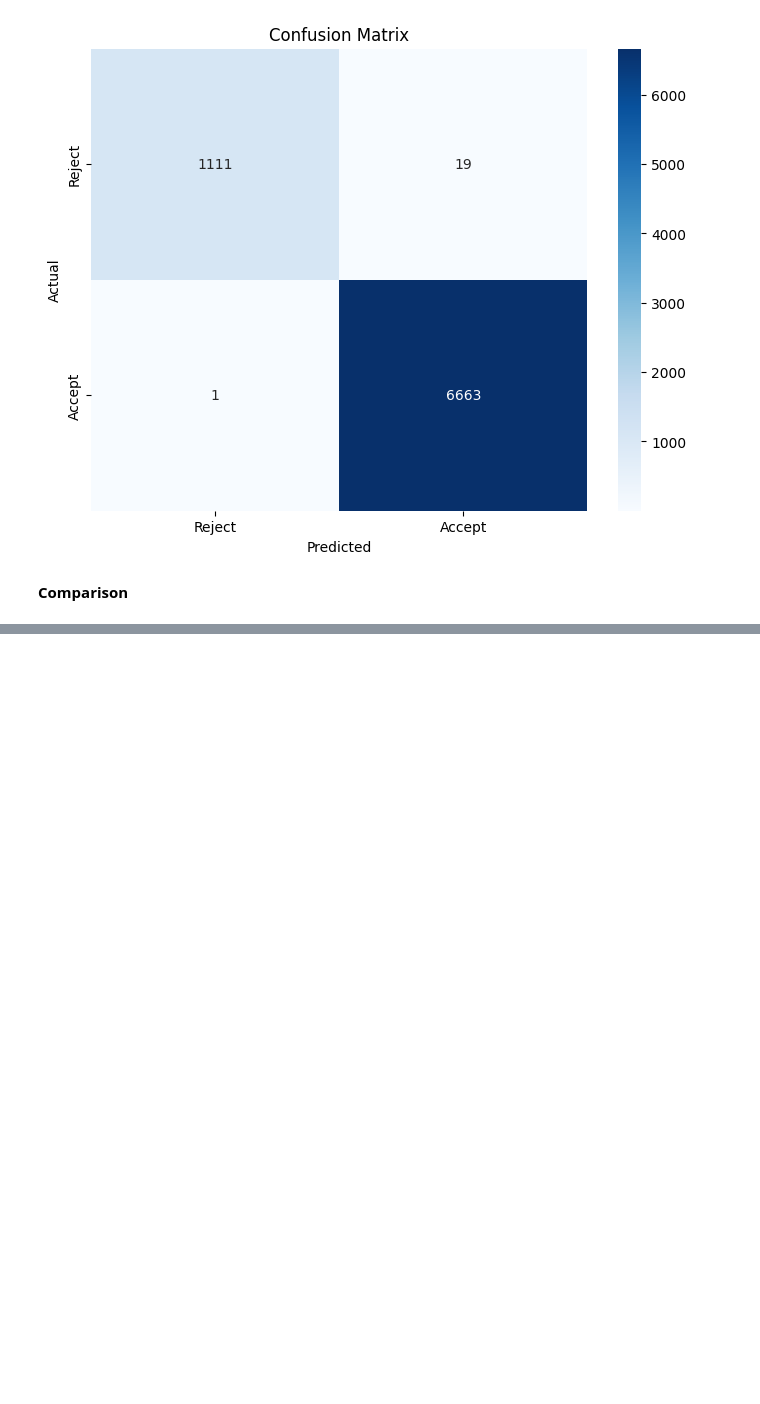
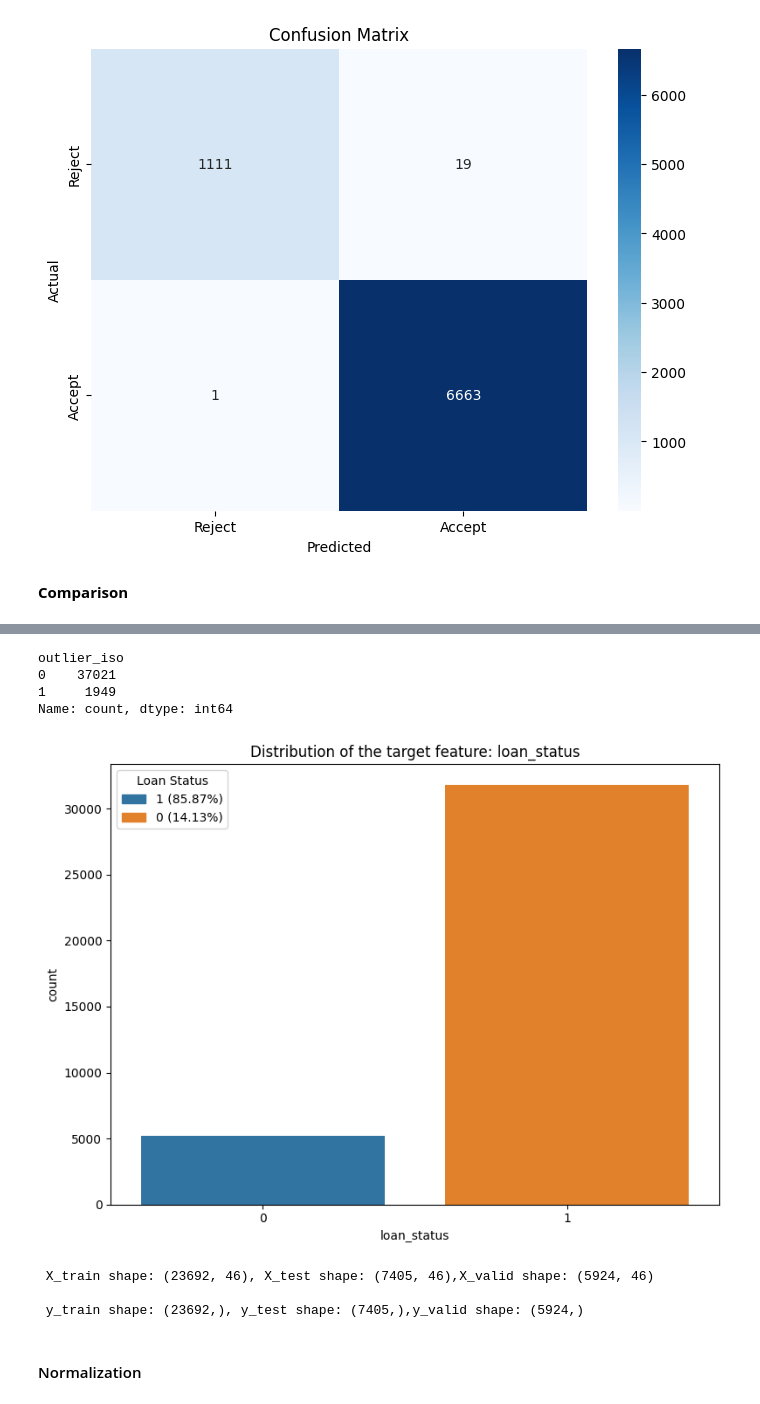
Before and after one commit to ptai21/Loan-Classification, a Jupyter notebook: loan.ipynb, the cells around one changed output, grey strips where cells are left out. Saved outputs shown, nothing was run; the diff lists cells and outputs as text; code cells hidden in the pictures; blank space fills up the shorter version.

```diff
--- a/loan.ipynb
+++ b/loan.ipynb
@@ -1156,0 +1193,43 @@ print(metrics_df)
+# %%
+iso_df['outlier_iso'].value_counts()
+# %% [output]
+outlier_iso
+0    37021
+1     1949
+Name: count, dtype: int64
+# %%
+iso_df = iso_df[iso_df['outlier_iso'] != 1]
+iso_df.reset_index(drop=True, inplace=True)
+# %%
+plt.figure(figsize=(8, 6))
+ax = sns.countplot(data=iso_df, x='loan_status',
+                   hue='loan_status', legend=False)
+
+# Create handles (use the bars' colors) and labels
+target_classes = iso_df['loan_status'].unique()
+percentages = iso_df['loan_status'].value_counts(
+    normalize=True).loc[target_classes] * 100
+handles = [plt.Rectangle((0, 0), 1, 1, color=bar.get_facecolor())
+           for bar in ax.patches]
+labels = [f"{cls} ({percentages[cls]:.2f}%)" for cls in target_classes]
+
+plt.legend(handles, labels, title='Loan Status')
+plt.title('Distribution of the target feature: loan_status')
+plt.tight_layout()
+plt.show()
+# %% [output]
+[figure, added]
+# %%
+X = iso_df.drop(columns=['loan_status', 'outlier_iso'], axis=1)
+y = iso_df['loan_status']
+
+X_train, X_test, y_train, y_test = train_test_split(X, y, test_size=0.2, random_state=42)
+X_train, X_valid, y_train, y_valid = train_test_split(X_train, y_train, test_size=0.2, random_state=42)
+print(f" X_train shape: {X_train.shape}, X_test shape: {X_test.shape},X_valid shape: {X_valid.shape}\n")
+print(f" y_train shape: {y_train.shape}, y_test shape: {y_test  .shape},y_valid shape: {y_valid.shape} \n")
+# %% [output]
+ X_train shape: (23692, 46), X_test shape: (7405, 46),X_valid shape: (5924, 46)
+
+ y_train shape: (23692,), y_test shape: (7405,),y_valid shape: (5924,)
+# %% [markdown]
+#### Normalization
```
Also changed, not shown: parts of 63 cells of this notebook.
